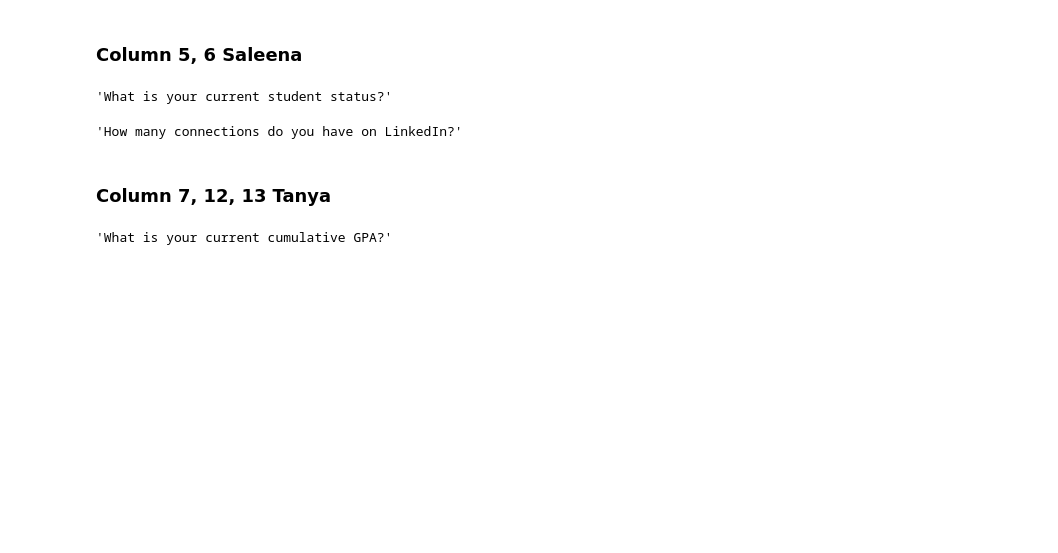
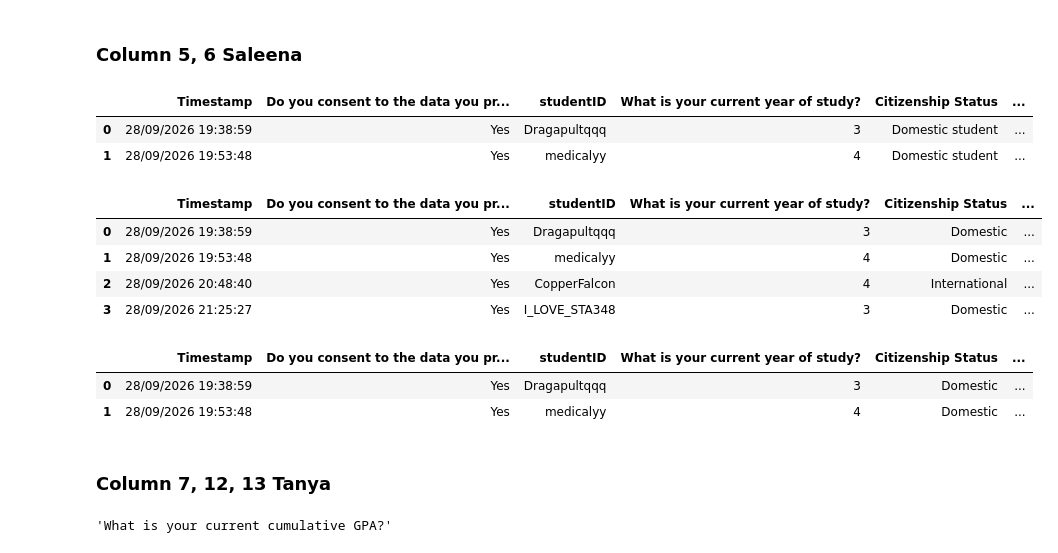
Before and after one commit to saleenaq06/sta304-Project, a Jupyter notebook: DataCollection/main.ipynb, the cells around one changed output. Drawn from its saved outputs; the diff is of its cells as text; code cells hidden in the pictures; blank space fills up the shorter version.

Commit message:
changed column names and condensed

```diff
--- a/DataCollection/main.ipynb
+++ b/DataCollection/main.ipynb
@@ -73,12 +76,38 @@ df.head(2)
 ### Column 5, 6 Saleena
 # %%
 # 'What is your current student status?'
+
+# Changes name of column 'What is your current student status?' to 'Citizenship Status'
+df.rename(columns={'What is your current student status?': 'Citizenship Status'}, inplace=True)
+df.head(2)
 # %% [output]
-'What is your current student status?'
+|  | Timestamp | Do you consent to the data you pr... | studentID | What is your current year of study? | Citizenship Status | ... |
+| 0 | 28/09/2026 19:38:59 | Yes | Dragapultqqq | 3 | Domestic student | ... |
+| 1 | 28/09/2026 19:53:48 | Yes | medicalyy | 4 | Domestic student | ... |
+# %%
+# Get rid of "student" after domestic or international in the column 'Citizenship Status'
+
+df['Citizenship Status'] = df['Citizenship Status'].str.replace('Domestic student', 'Domestic')
+df['Citizenship Status'] = df['Citizenship Status'].str.replace('International student', 'International')
+
+df.head(4)
+# %% [output]
+|  | Timestamp | Do you consent to the data you pr... | studentID | What is your current year of study? | Citizenship Status | ... |
+| 0 | 28/09/2026 19:38:59 | Yes | Dragapultqqq | 3 | Domestic | ... |
+| 1 | 28/09/2026 19:53:48 | Yes | medicalyy | 4 | Domestic | ... |
+| 2 | 28/09/2026 20:48:40 | Yes | CopperFalcon | 4 | International | ... |
+| 3 | 28/09/2026 21:25:27 | Yes | I_LOVE_STA348 | 3 | Domestic | ... |
 # %%
 # 'How many connections do you have on LinkedIn?'
+
+# Renaming the column 'How many connections do you have on LinkedIn?' to 'LinkedIn Connections'
+
+df.rename(columns={'How many connections do you have on LinkedIn?': 'LinkedIn Connections'}, inplace=True)
+df.head(2)
 # %% [output]
-'How many connections do you have on LinkedIn?'
+|  | Timestamp | Do you consent to the data you pr... | studentID | What is your current year of study? | Citizenship Status | ... |
+| 0 | 28/09/2026 19:38:59 | Yes | Dragapultqqq | 3 | Domestic | ... |
+| 1 | 28/09/2026 19:53:48 | Yes | medicalyy | 4 | Domestic | ... |
 # %% [markdown]
 ### Column 7, 12, 13 Tanya
 # %%
```
Also changed, not shown: parts of 3 cells of this notebook.
